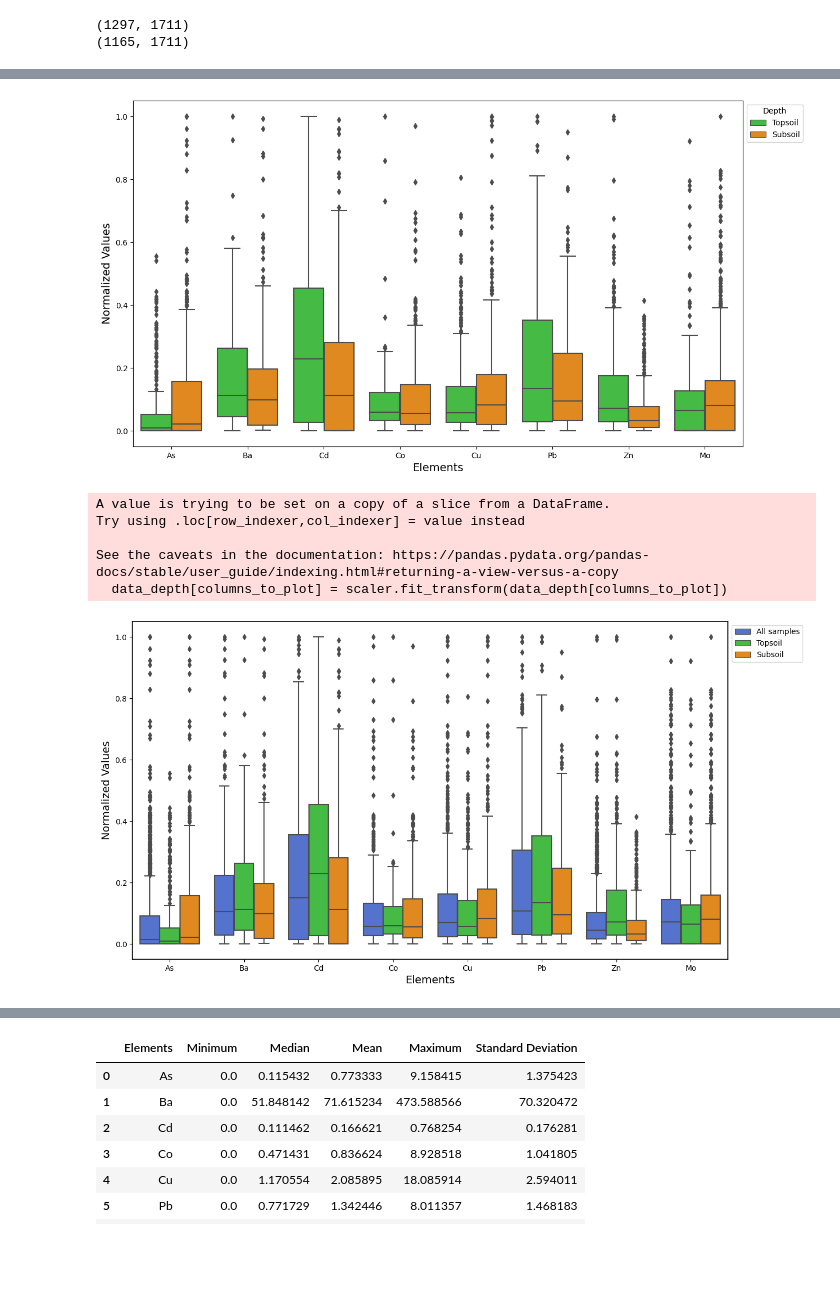
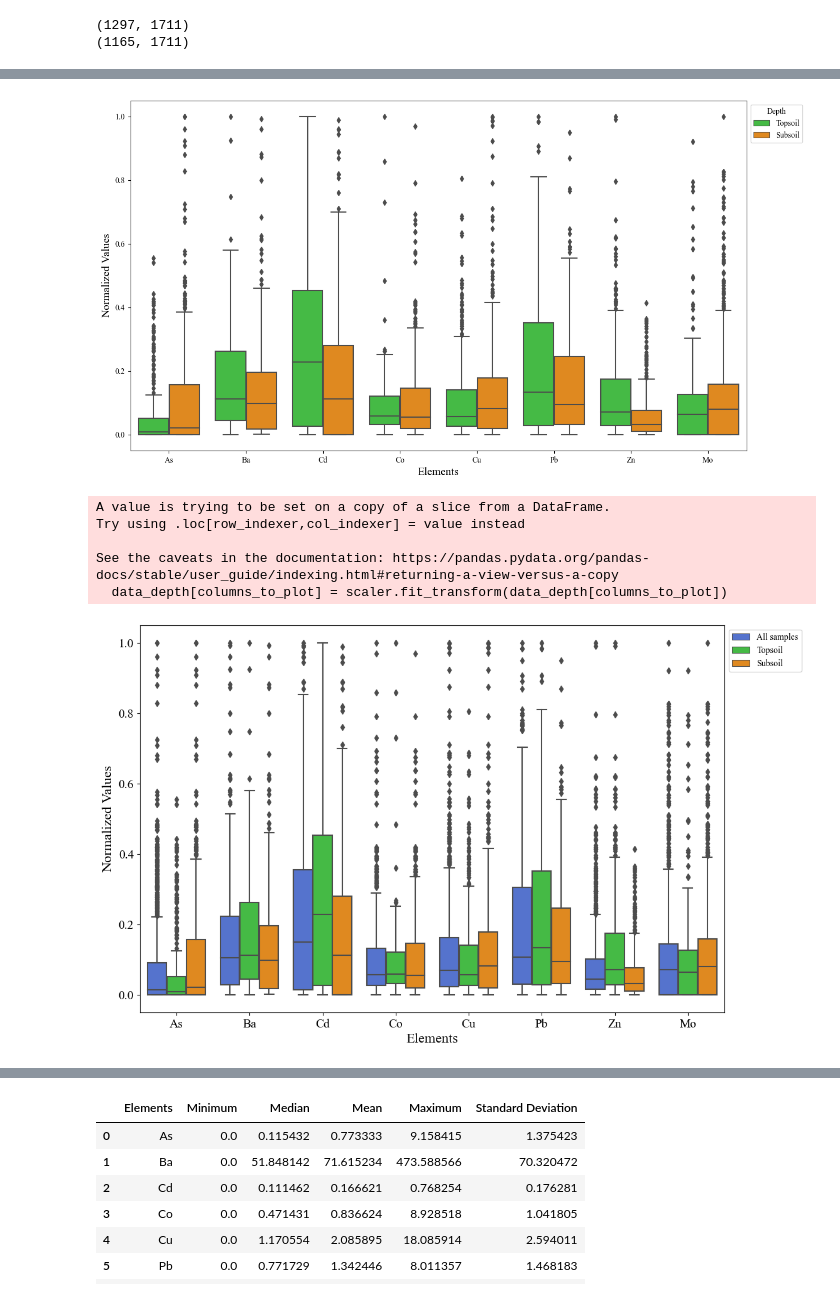
Before and after one commit to angelomaia/discretization-soil-spectroscopy, a Jupyter notebook: contents_data_analysis.ipynb, the cells around one changed output, grey strips where cells are left out. Cells and saved outputs as stored; diff of their text form; code cells hidden in the pictures; blank space fills up the shorter version.

```diff
--- a/contents_data_analysis.ipynb
+++ b/contents_data_analysis.ipynb
@@ -4,6 +4,8 @@ import numpy as np
 import matplotlib.pyplot as plt
 import seaborn as sns
 from sklearn.preprocessing import MinMaxScaler
+
+plt.rcParams['font.family'] = 'Times New Roman'
 # %%
 data = pd.read_csv('K:/Google Drive/DOUTORADO/Tese 2.0/Chapter I/KELLOGs/dataset.csv')
 
@@ -107,12 +109,12 @@ ax.set_ylabel('Normalized Values', fontsize=14)
 ax.set_xlabel('Elements', fontsize=14)
 plt.legend(title='Depth', loc='upper left', bbox_to_anchor=(1, 1))
 
-plt.savefig('depth_boxplot.png',
-           dpi=300, bbox_inches='tight')
+#plt.savefig('depth_boxplot.png',
+#           dpi=300, bbox_inches='tight')
 
 plt.show()
 # %% [output]
-[figure, old version]
+[figure, new version]
 # %%
 data_plot['depth'] = 'All samples'
 data_depth[columns_to_plot] = scaler.fit_transform(data_depth[columns_to_plot])
@@ -127,22 +129,24 @@ Try using .loc[row_indexer,col_indexer] = value instead
 See the caveats in the documentation: https://pandas.pydata.org/pandas-docs/stable/user_guide/indexing.html#returning-a-view-versus-a-copy
   data_depth[columns_to_plot] = scaler.fit_transform(data_depth[columns_to_plot])
 # %%
-plt.figure(figsize=(14, 8))
+plt.figure(figsize=(12, 8))
 ax = sns.boxplot(data=data_melted,
                 x='Variable',
                 y='Value',
                 hue='depth',
                 orient='v',
                 palette = ["royalblue","limegreen", "darkorange"],
                 hue_order=['All samples','Topsoil','Subsoil'])
 #ax.set_title(' ', fontsize=18)
-ax.set_ylabel('Normalized Values', fontsize=14)
-ax.set_xlabel('Elements', fontsize=14)
+ax.set_ylabel('Normalized Values', fontsize=16)
+ax.set_xlabel('Elements', fontsize=16)
+plt.xticks(fontsize=14)
+plt.yticks(fontsize=14)
 plt.legend(loc='upper left', bbox_to_anchor=(1, 1))
 
-plt.savefig('merged_boxplot.png',
-           dpi=300, bbox_inches='tight')
+#plt.savefig('merged_boxplot.png',
+#           dpi=300, bbox_inches='tight')
 
 plt.show()
 # %% [output]
-[figure, old version]
+[figure, new version]
```
Also changed, not shown: parts of 14 cells of this notebook.
